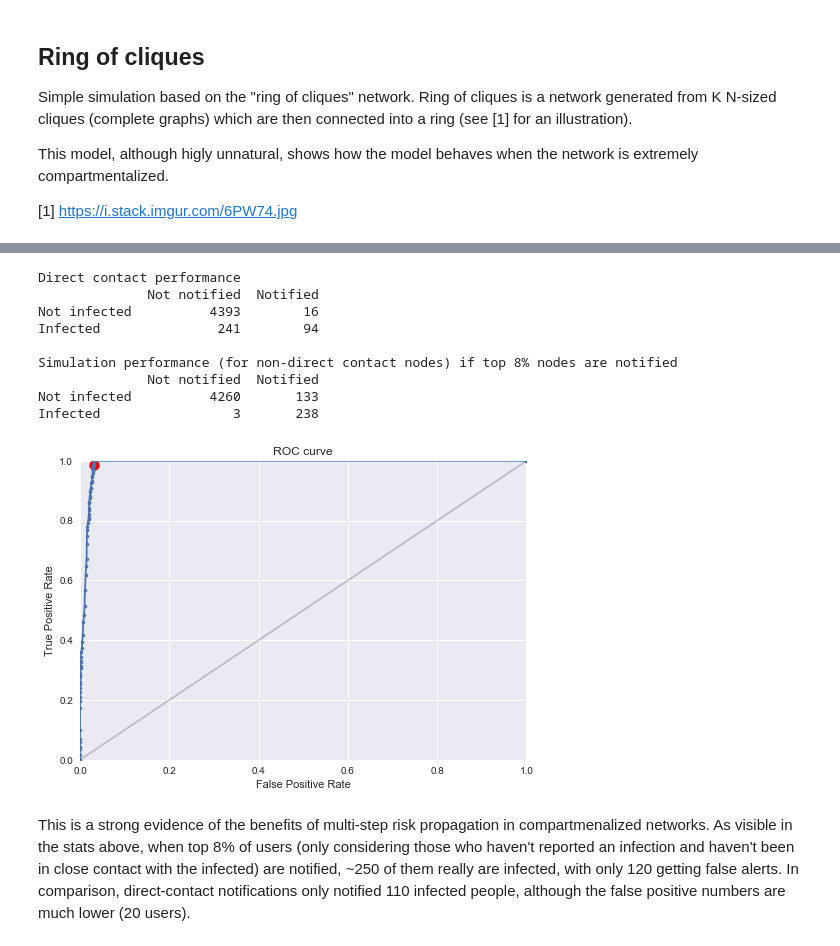
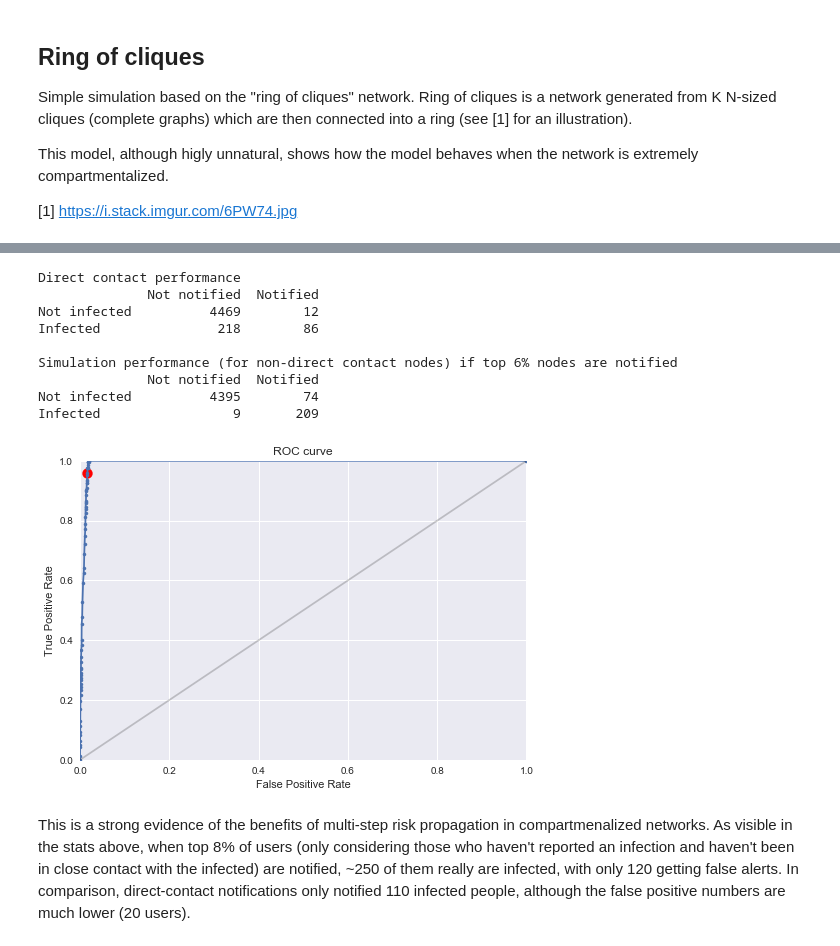
Before and after one commit to sibyl-team/InfectionModel, a Jupyter notebook: contagion_sim/contagion_sim_showcase.ipynb, the cells around one changed output, grey strips where cells are left out. Saved outputs shown, nothing was run; the diff lists cells and outputs as text; code cells hidden in the pictures.

```diff
--- a/contagion_sim/contagion_sim_showcase.ipynb
+++ b/contagion_sim/contagion_sim_showcase.ipynb
@@ -220,16 +220,16 @@ model.plot_stats()
 # %%
-model.performance_analysis(0.08)
+model.performance_analysis(0.06)
 # %% [output]
 Direct contact performance
               Not notified  Notified
-Not infected          4393        16
-Infected               241        94
+Not infected          4469        12
+Infected               218        86
 
-Simulation performance (for non-direct contact nodes) if top 8% nodes are notified
+Simulation performance (for non-direct contact nodes) if top 6% nodes are notified
               Not notified  Notified
-Not infected          4260       133
-Infected                 3       238
+Not infected          4395        74
+Infected                 9       209
-[figure, old version]
+[figure, new version]
 # %% [markdown]
 This is a strong evidence of the benefits of multi-step risk propagation in compartmenalized networks. As visible in the stats above, when top 8% of users (only considering those who haven't reported an infection and haven't been in close contact with the infected) are notified, ~250 of them really are infected, with only 120 getting false alerts. In comparison, direct-contact notifications only notified 110 infected people, although the false positive numbers are much lower (20 users).
 # %% [markdown]
```
Also changed, not shown: parts of 30 cells of this notebook, 1 other file.
